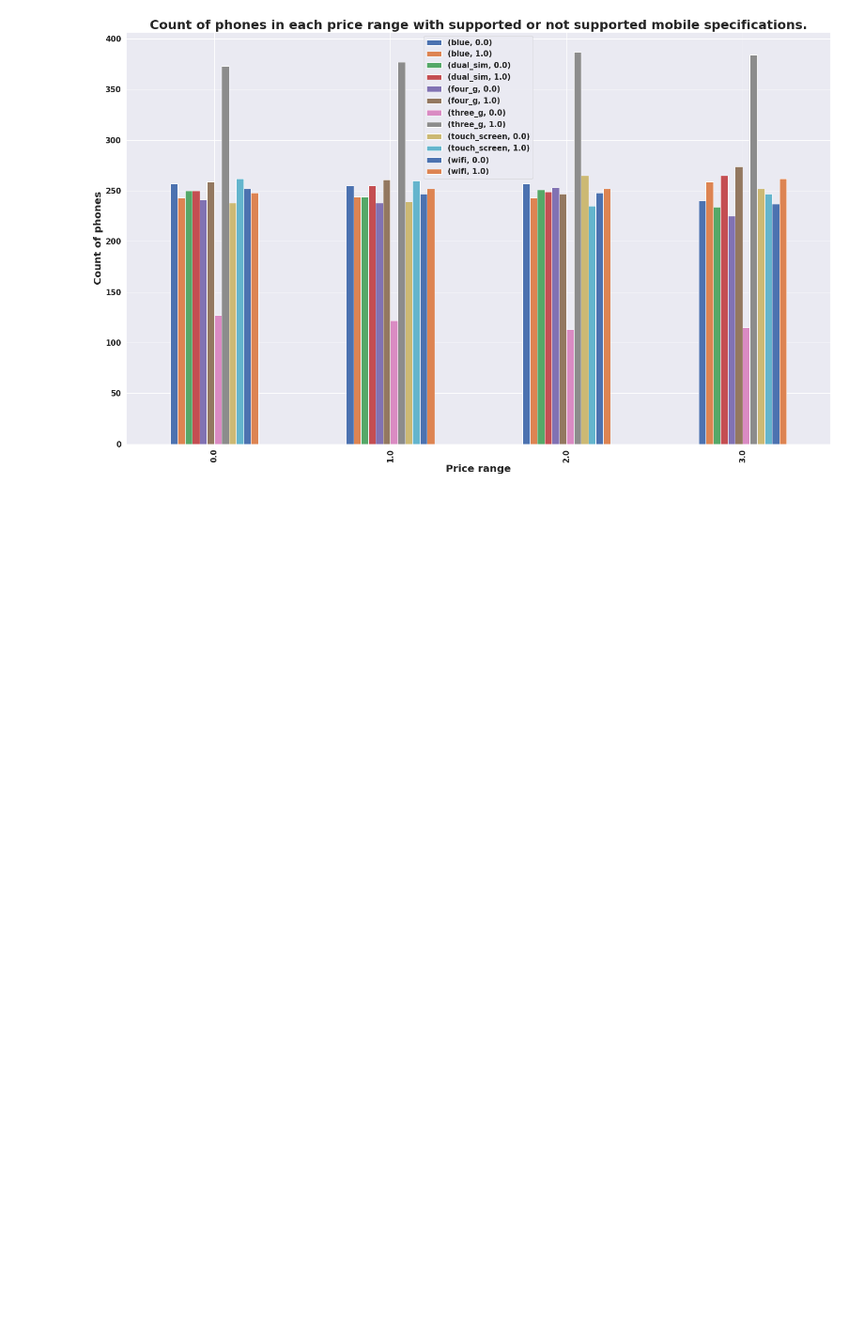
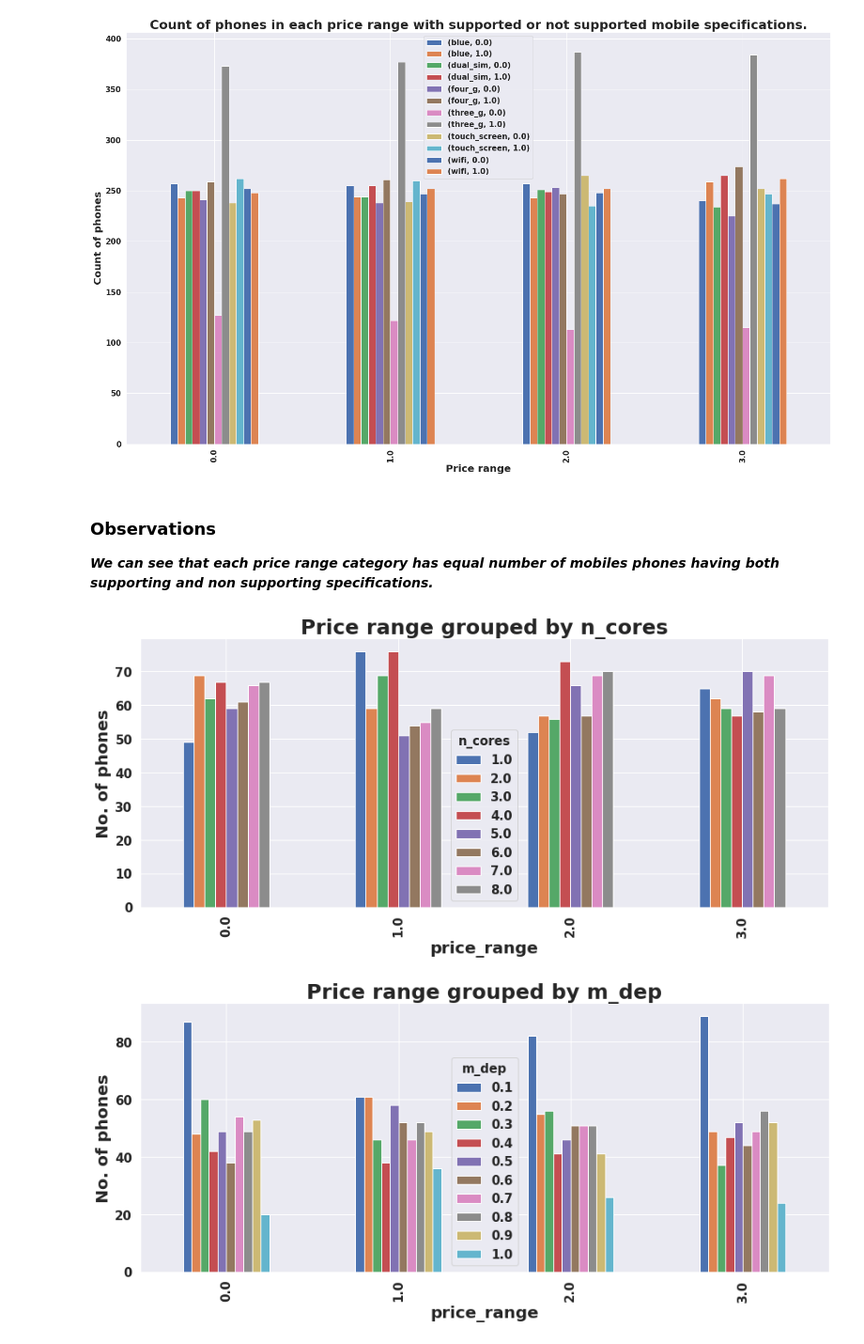
Before and after one commit to PremPatil0129/MobilePriceRangePrediction, a Jupyter notebook: MobilePriceRangePrediction.ipynb, the cells around one changed output. Shown: that part at 94% size. Drawn from its saved outputs; the diff is of its cells as text; code cells hidden in the pictures; blank space fills up the shorter version.

```diff
--- a/MobilePriceRangePrediction.ipynb
+++ b/MobilePriceRangePrediction.ipynb
@@ -349,3 +349,17 @@ plt.legend(loc='upper center')
 # %% [output]
 <matplotlib.legend.Legend at 0x...>
 [figure]
+# %% [markdown]
+### **Observations**
+
+***We can see that each price range category has equal number of mobiles phones having both supporting and non supporting specifications.***
+# %%
+list_2=['n_cores','m_dep']
+for item in list_2:
+
+  mobile_data.groupby(['price_range'])[item].value_counts().unstack().plot.bar(figsize=(15,6))
+  plt.title(f'Price range grouped by {item}')
+  plt.ylabel('No. of phones')
+# %% [output]
+[figure, added]
+[figure, added]
```
Also changed, not shown: parts of 2 cells of this notebook.
